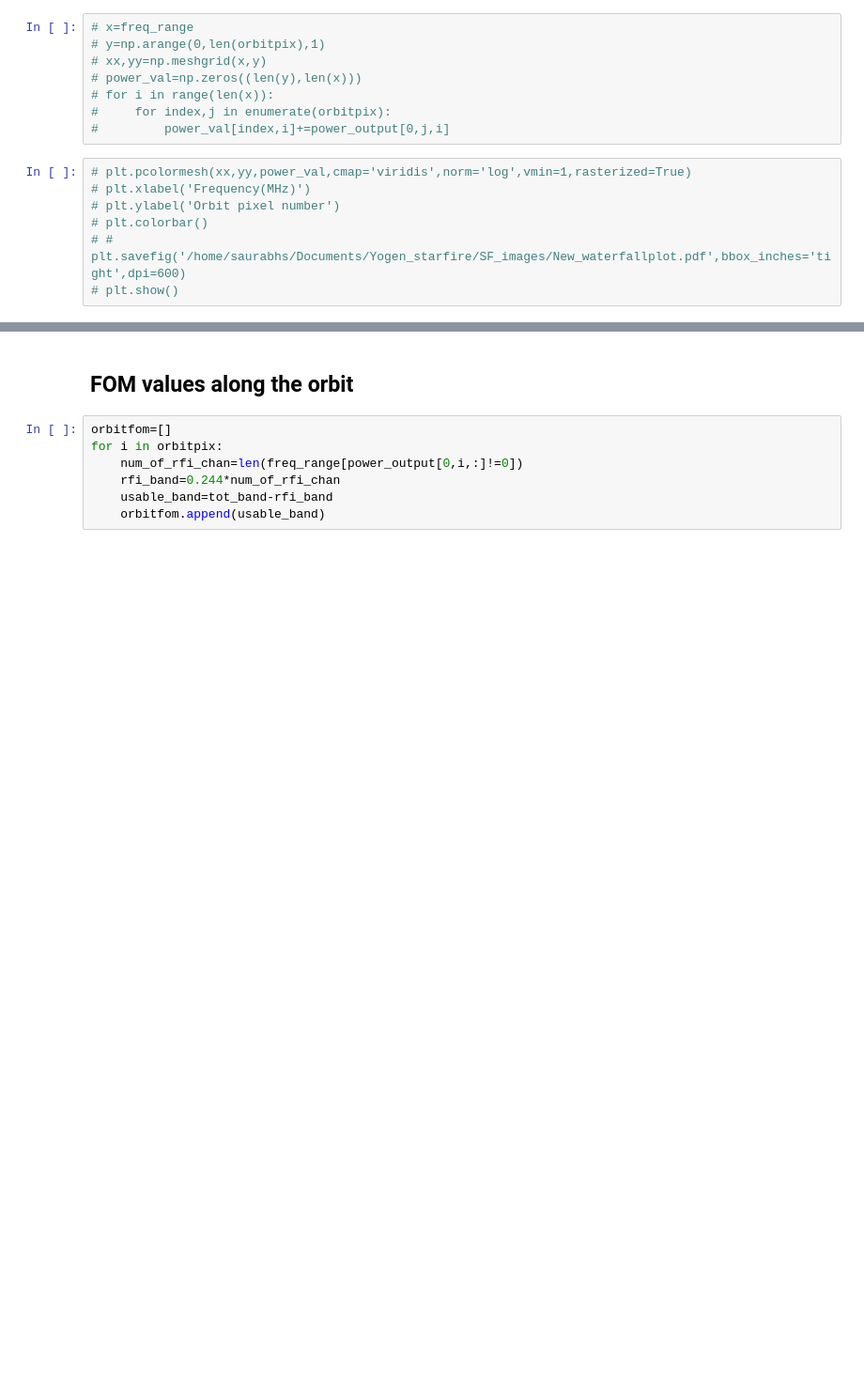
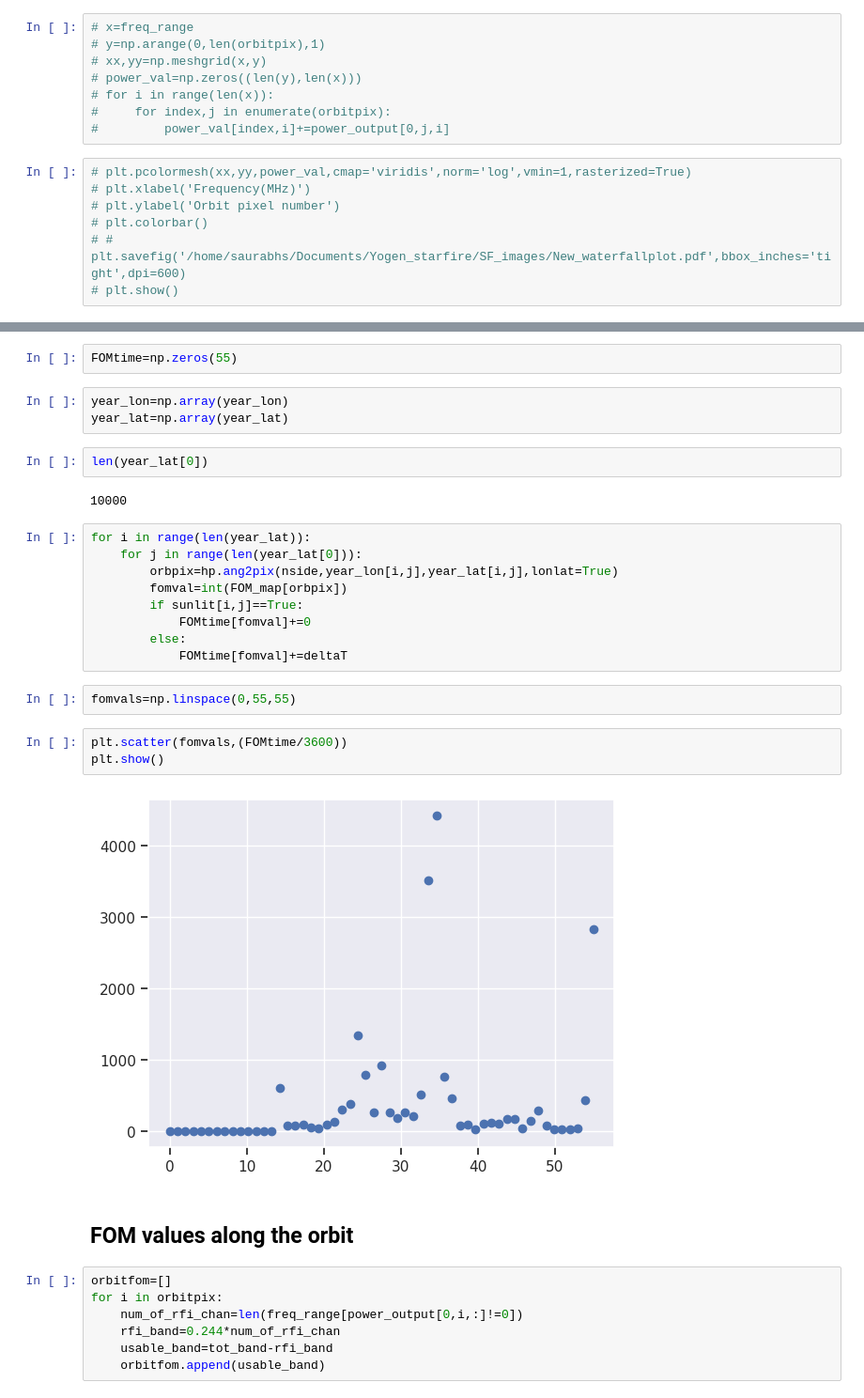
Before and after one commit to Bharatcs/rfi, a Jupyter notebook: Project/starfire_main.ipynb, the cells around one changed output, grey strips where cells are left out. Shown at 94% size. Drawn from its saved outputs; the diff is of its cells as text; blank space fills up the shorter version.

```diff
--- a/Project/starfire_main.ipynb
+++ b/Project/starfire_main.ipynb
@@ -514,3 +615,28 @@ plt.legend(facecolor="white", edgecolor="black", bbox_to_anchor=(0.44, 1.01),fan
+# %%
+FOMtime=np.zeros(55)
+# %%
+year_lon=np.array(year_lon)
+year_lat=np.array(year_lat)
+# %%
+len(year_lat[0])
+# %% [output]
+10000
+# %%
+for i in range(len(year_lat)):
+    for j in range(len(year_lat[0])):
+        orbpix=hp.ang2pix(nside,year_lon[i,j],year_lat[i,j],lonlat=True)
+        fomval=int(FOM_map[orbpix])
+        if sunlit[i,j]==True:
+            FOMtime[fomval]+=0
+        else:
+            FOMtime[fomval]+=deltaT
+# %%
+fomvals=np.linspace(0,55,55)
+# %%
+plt.scatter(fomvals,(FOMtime/3600))
+plt.show()
+# %% [output]
+[figure, added]
 # %% [markdown]
 ## FOM values along the orbit
 # %%
```
Also changed, not shown: parts of 16 cells of this notebook, 1 other file.
